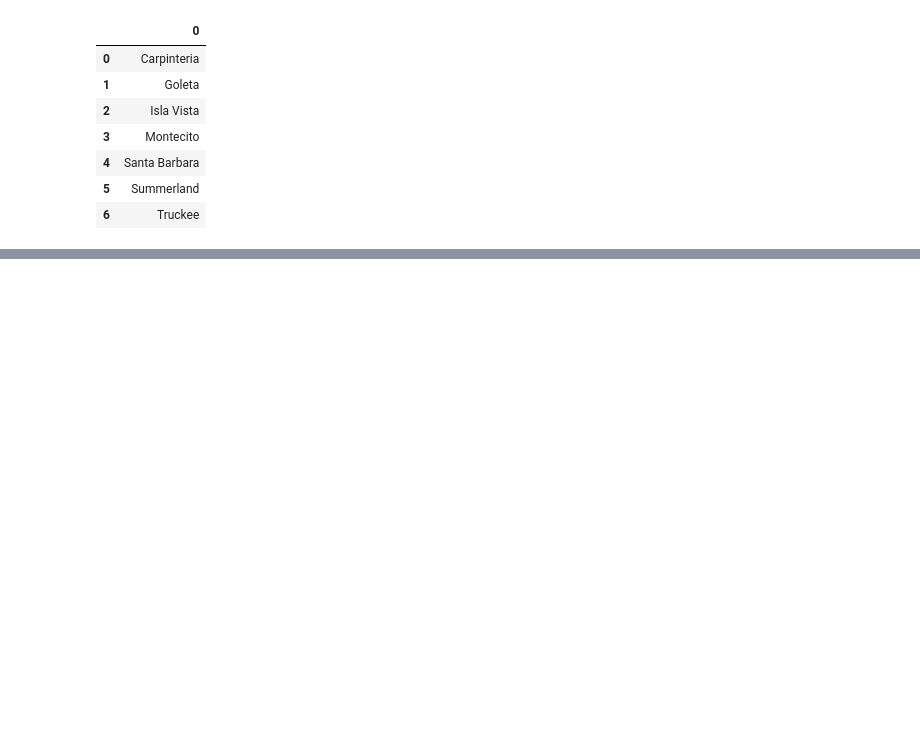
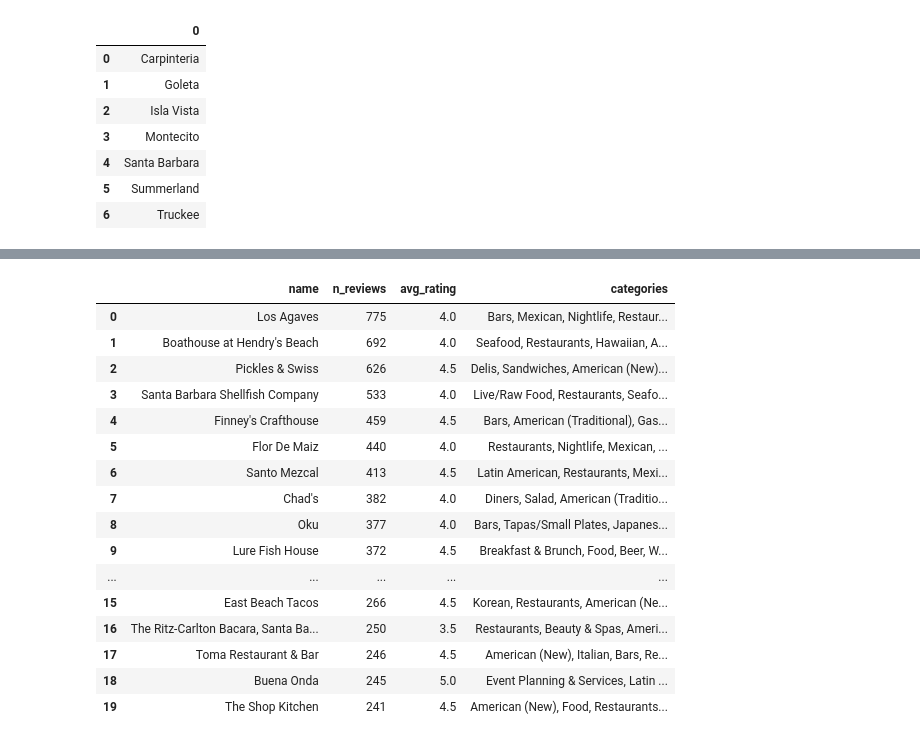
Before and after one commit to ivnlee/proyecto-portafolio, a Jupyter notebook: notebooks/initial_analysis.ipynb, the cells around one changed output, grey strips where cells are left out. Drawn from its saved outputs; the diff is of its cells as text; code cells hidden in the pictures; blank space fills up the shorter version.

```diff
--- a/notebooks/initial_analysis.ipynb
+++ b/notebooks/initial_analysis.ipynb
@@ -257,0 +278,20 @@ unique_counts
+# %%
+# Most reviewed restaurants
+
+# get a sorted list of the unique restaurants in the column
+most_reviews = sorted(df_clean['name'].unique())
+
+# count the number of unique review_id occurrences for each restaurant
+r_counts = df_clean.groupby('name')['review_id'].nunique().sort_index()
+
+# create a dictionary of unique restaurants and their review counts
+rev_counts = {}
+for value in most_reviews:
+    count = r_counts.get(value, 0)
+    rev_counts[value] = count
+
+sorted_revs = dict(sorted(rev_counts.items(), key=lambda item: item[1], reverse=True))
+
+df_revs = pd.DataFrame({'name':sorted_revs.keys(),
+                        'n_reviews':sorted_revs.values()
+                       })
@@ -257,0 +320,8 @@ unique_counts
+# %%
+# Most popular restaurants with avg. rating and categories
+
+df_avgcat = df_clean[['name','avg_rating', 'categories']]
+df_pop = df_revs.merge(df_avgcat, how='inner', on = 'name')
+
+popular = df_pop.drop_duplicates(subset='name', ignore_index=True)
+popular.head()
@@ -257,0 +335,3 @@ unique_counts
+# %%
+popular.drop(['avg_rating_x'], axis=1, inplace=True)
+popular.rename(columns={'avg_rating_y':'avg_rating'}, inplace=True)
@@ -257,0 +347,22 @@ unique_counts
+# %%
+# Table with the top 20 restaurants
+top_20 = popular.head(20)
+top_20
+# %% [output]
+|  | name | n_reviews | avg_rating | categories |
+| 0 | Los Agaves | 775 | 4.0 | Bars, Mexican, Nightlife, Restaur... |
+| 1 | Boathouse at Hendry's Beach | 692 | 4.0 | Seafood, Restaurants, Hawaiian, A... |
+| 2 | Pickles & Swiss | 626 | 4.5 | Delis, Sandwiches, American (New)... |
+| 3 | Santa Barbara Shellfish Company | 533 | 4.0 | Live/Raw Food, Restaurants, Seafo... |
+| 4 | Finney's Crafthouse | 459 | 4.5 | Bars, American (Traditional), Gas... |
+| 5 | Flor De Maiz | 440 | 4.0 | Restaurants, Nightlife, Mexican, ... |
+| 6 | Santo Mezcal | 413 | 4.5 | Latin American, Restaurants, Mexi... |
+| 7 | Chad's | 382 | 4.0 | Diners, Salad, American (Traditio... |
+| 8 | Oku | 377 | 4.0 | Bars, Tapas/Small Plates, Japanes... |
+| 9 | Lure Fish House | 372 | 4.5 | Breakfast & Brunch, Food, Beer, W... |
+| ... | ... | ... | ... | ... |
+| 15 | East Beach Tacos | 266 | 4.5 | Korean, Restaurants, American (Ne... |
+| 16 | The Ritz-Carlton Bacara, Santa Ba... | 250 | 3.5 | Restaurants, Beauty & Spas, Ameri... |
+| 17 | Toma Restaurant & Bar | 246 | 4.5 | American (New), Italian, Bars, Re... |
+| 18 | Buena Onda | 245 | 5.0 | Event Planning & Services, Latin ... |
+| 19 | The Shop Kitchen | 241 | 4.5 | American (New), Food, Restaurants... |
```
Also changed, not shown: parts of 9 cells of this notebook.
